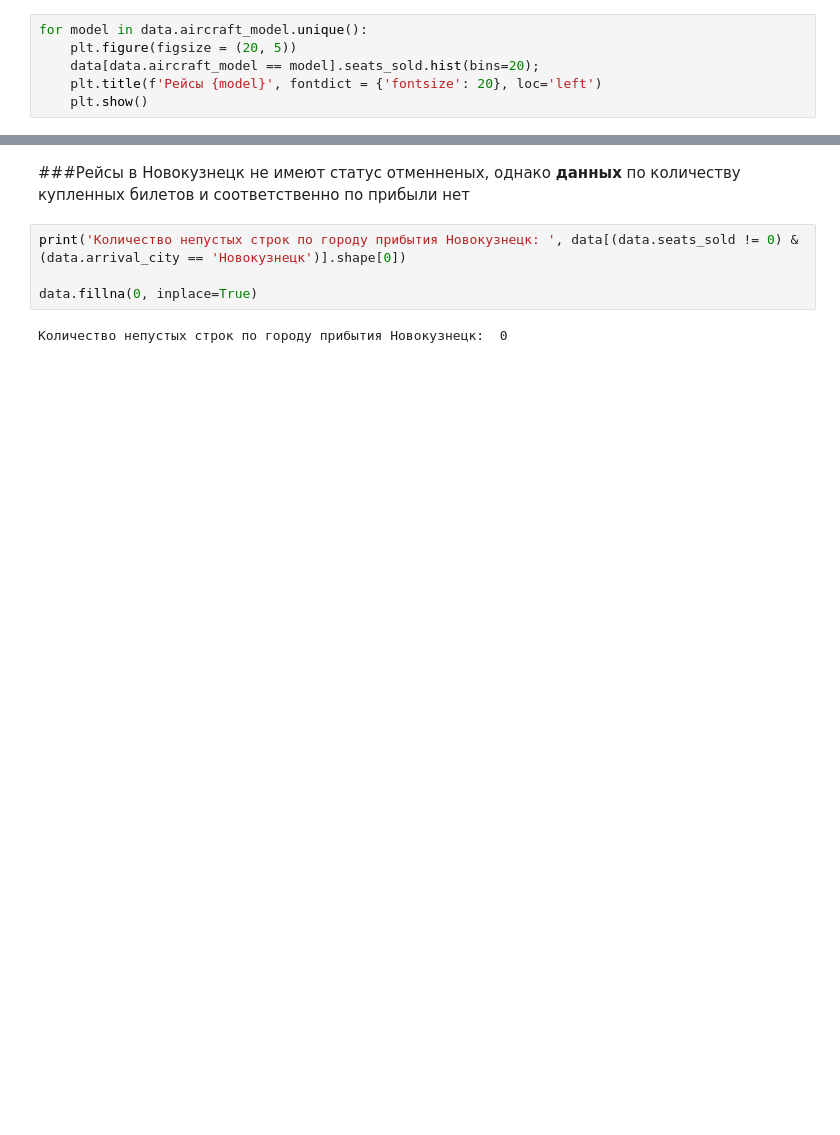
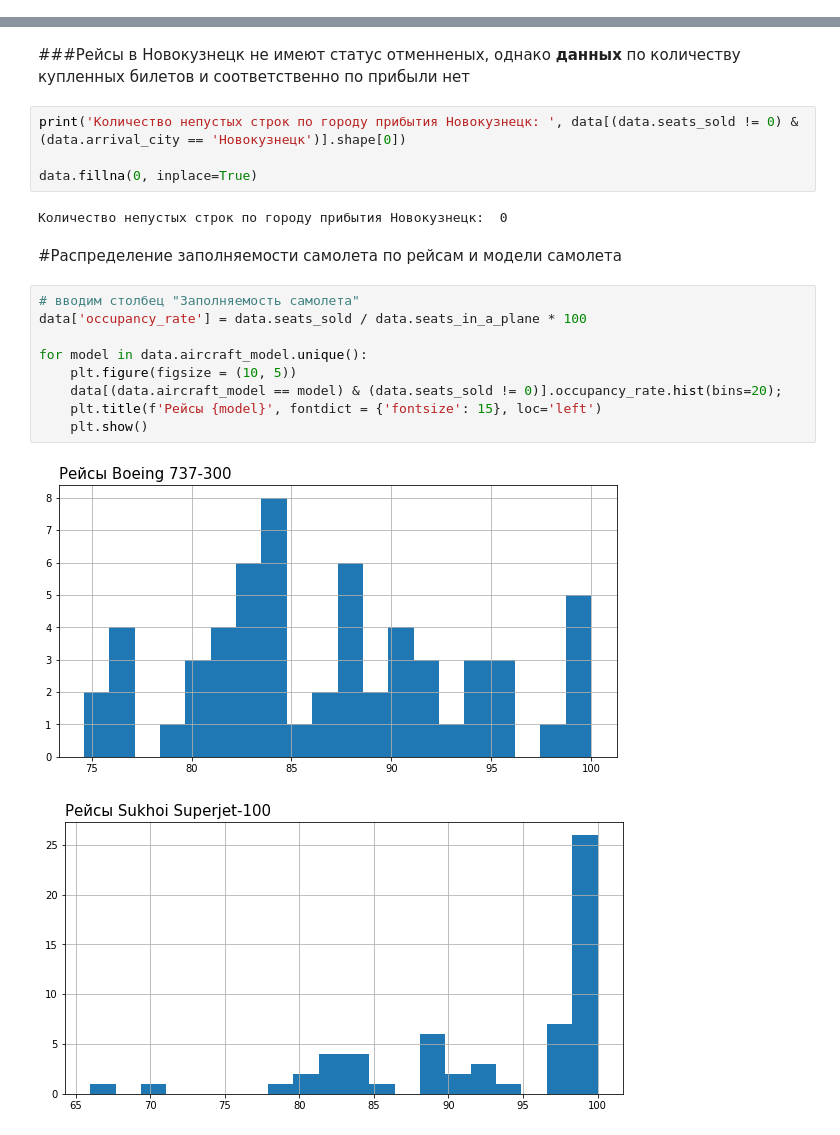
Before and after one commit to akitim/SkillFactory_projects, a Jupyter notebook: Akimkin_Timofey_Проект_4_Авиарейсы_без_потерь_EDA.ipynb, the cells around one changed output, grey strips where cells are left out. Cells and saved outputs as stored; diff of their text form; blank space fills up the shorter version.

```diff
--- a/Akimkin_Timofey_Проект_4_Авиарейсы_без_потерь_EDA.ipynb
+++ b/Akimkin_Timofey_Проект_4_Авиарейсы_без_потерь_EDA.ipynb
@@ -78,6 +75,0 @@ data.drop(['flight_id', 'avg_speed', 'income_per_flight_eval1'], axis=1, inplace
-# %%
-for model in data.aircraft_model.unique():
-    plt.figure(figsize = (20, 5))
-    data[data.aircraft_model == model].seats_sold.hist(bins=20);
-    plt.title(f'Рейсы {model}', fontdict = {'fontsize': 20}, loc='left')
-    plt.show()
@@ -92,4 +81,18 @@ print('Количество непустых строк по городу при
 data.fillna(0, inplace=True)
 # %% [output]
 Количество непустых строк по городу прибытия Новокузнецк:  0
+# %% [markdown]
+#Распределение заполняемости самолета по рейсам и модели самолета
+# %%
+# вводим столбец "Заполняемость самолета"
+data['occupancy_rate'] = data.seats_sold / data.seats_in_a_plane * 100
+
+for model in data.aircraft_model.unique():
+    plt.figure(figsize = (10, 5))
+    data[(data.aircraft_model == model) & (data.seats_sold != 0)].occupancy_rate.hist(bins=20);
+    plt.title(f'Рейсы {model}', fontdict = {'fontsize': 15}, loc='left')
+    plt.show()
+# %% [output]
+[figure, added]
+[figure, added]
 # %%
```
Also changed, not shown: parts of 4 cells of this notebook.
